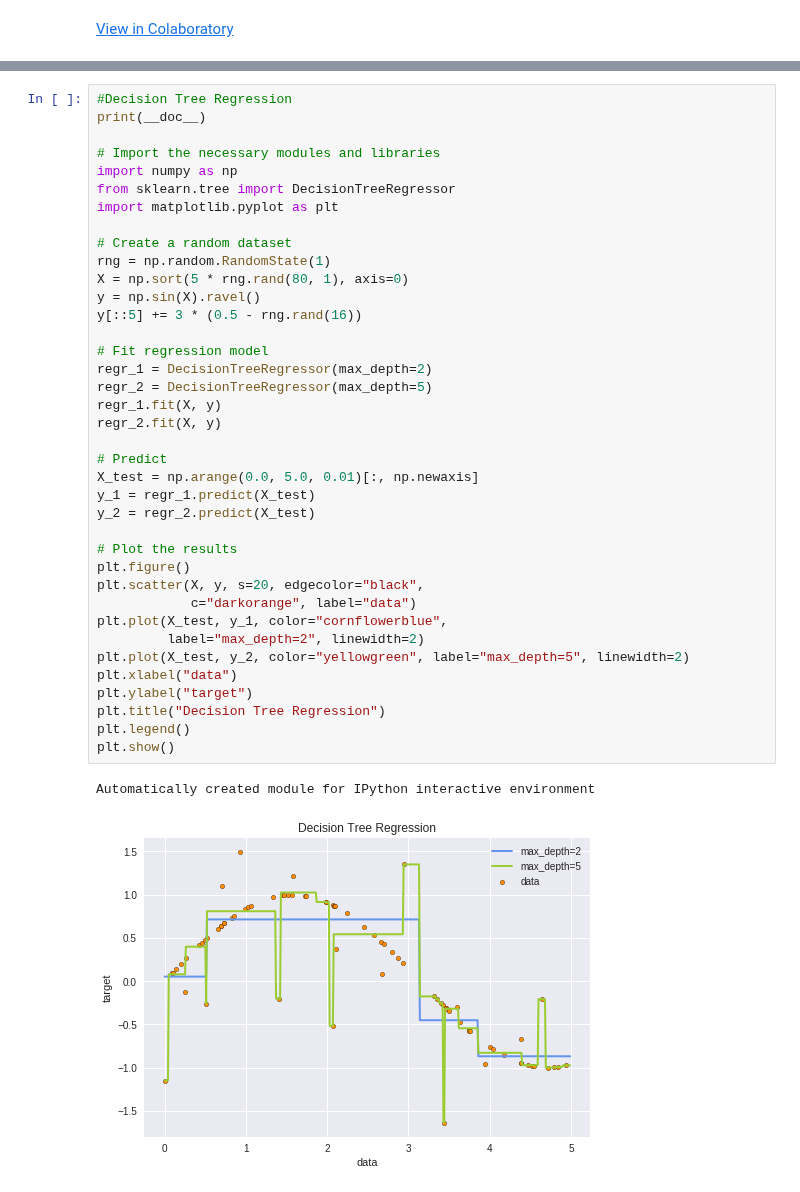
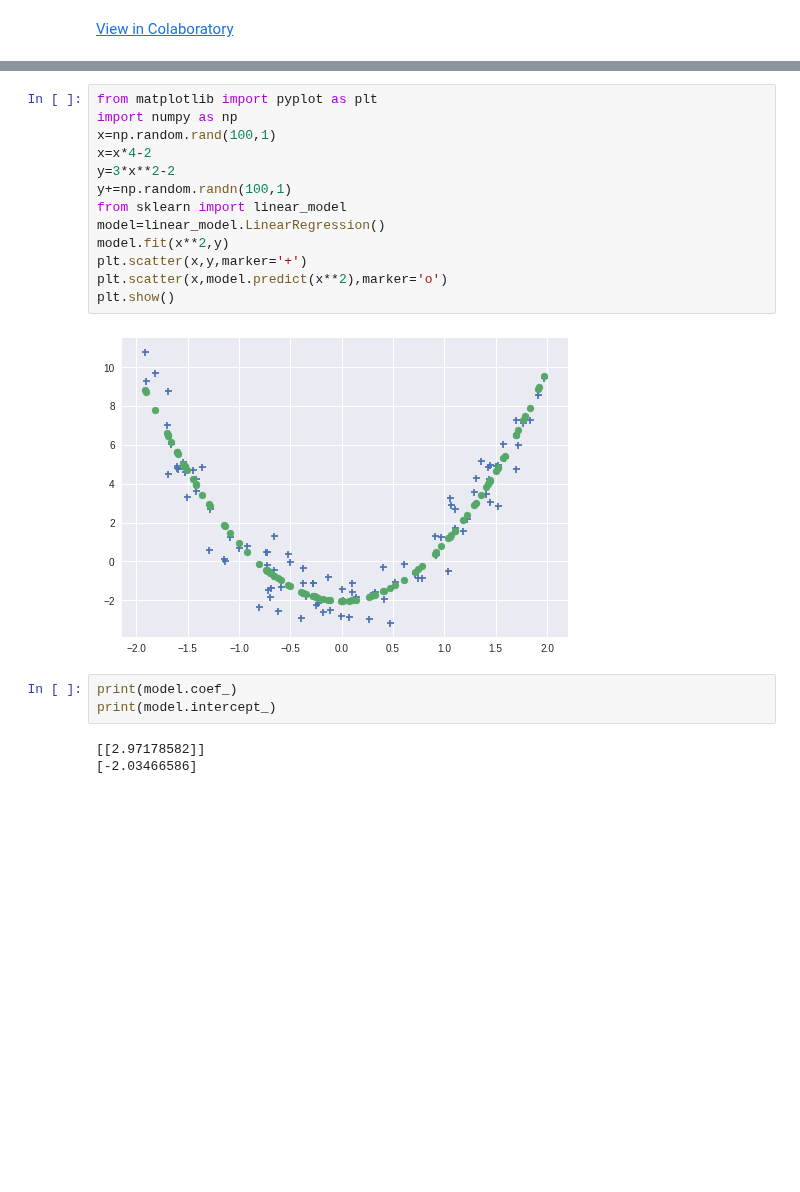
Before and after one commit to kintarou/django-starter, a Jupyter notebook: regression.ipynb, the cells around one changed output, grey strips where cells are left out. Cells and saved outputs as stored; diff of their text form; blank space fills up the shorter version.

```diff
--- a/regression.ipynb
+++ b/regression.ipynb
@@ -808,41 +3,21 @@ Automatically created module for IPython interactive environment
-# %%
-#Decision Tree Regression
-print(__doc__)
-
-# Import the necessary modules and libraries
-import numpy as np
-from sklearn.tree import DecisionTreeRegressor
-import matplotlib.pyplot as plt
-
-# Create a random dataset
-rng = np.random.RandomState(1)
-X = np.sort(5 * rng.rand(80, 1), axis=0)
-y = np.sin(X).ravel()
-y[::5] += 3 * (0.5 - rng.rand(16))
-
-# Fit regression model
-regr_1 = DecisionTreeRegressor(max_depth=2)
-regr_2 = DecisionTreeRegressor(max_depth=5)
-regr_1.fit(X, y)
-regr_2.fit(X, y)
-
-# Predict
-X_test = np.arange(0.0, 5.0, 0.01)[:, np.newaxis]
-y_1 = regr_1.predict(X_test)
-y_2 = regr_2.predict(X_test)
-
-# Plot the results
-plt.figure()
-plt.scatter(X, y, s=20, edgecolor="black",
-            c="darkorange", label="data")
-plt.plot(X_test, y_1, color="cornflowerblue",
-         label="max_depth=2", linewidth=2)
-plt.plot(X_test, y_2, color="yellowgreen", label="max_depth=5", linewidth=2)
-plt.xlabel("data")
-plt.ylabel("target")
-plt.title("Decision Tree Regression")
-plt.legend()
-plt.show()
-# %% [output]
-Automatically created module for IPython interactive environment
-[figure, removed]
+# %%
+from matplotlib import pyplot as plt
+import numpy as np
+x=np.random.rand(100,1)
+x=x*4-2
+y=3*x**2-2
+y+=np.random.randn(100,1)
+from sklearn import linear_model
+model=linear_model.LinearRegression()
+model.fit(x**2,y)
+plt.scatter(x,y,marker='+')
+plt.scatter(x,model.predict(x**2),marker='o')
+plt.show()
+# %% [output]
+[figure, added]
+# %%
+print(model.coef_)
+print(model.intercept_)
+# %% [output]
+[[2.97178582]]
+[-2.03466586]
```
Also changed, not shown: parts of 14 cells of this notebook.
